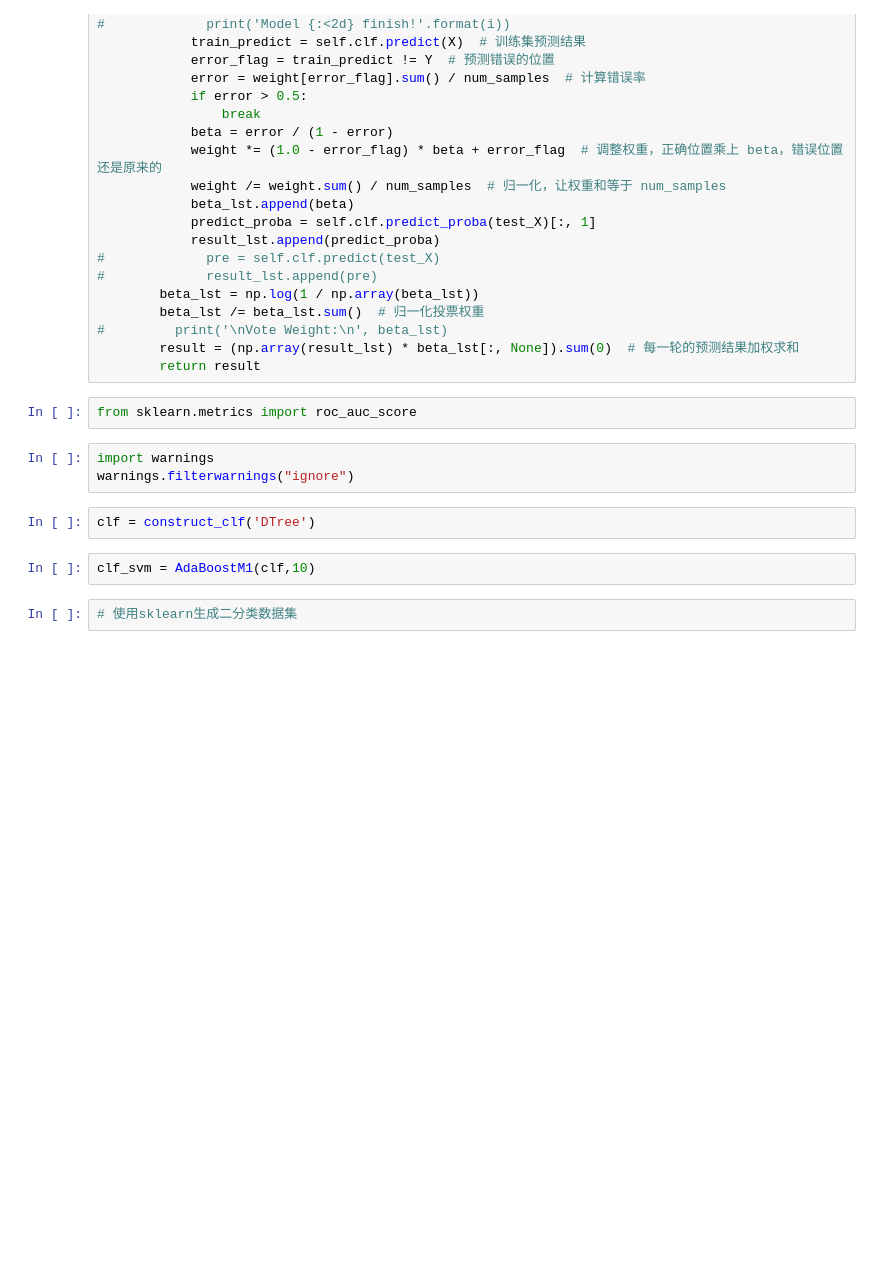
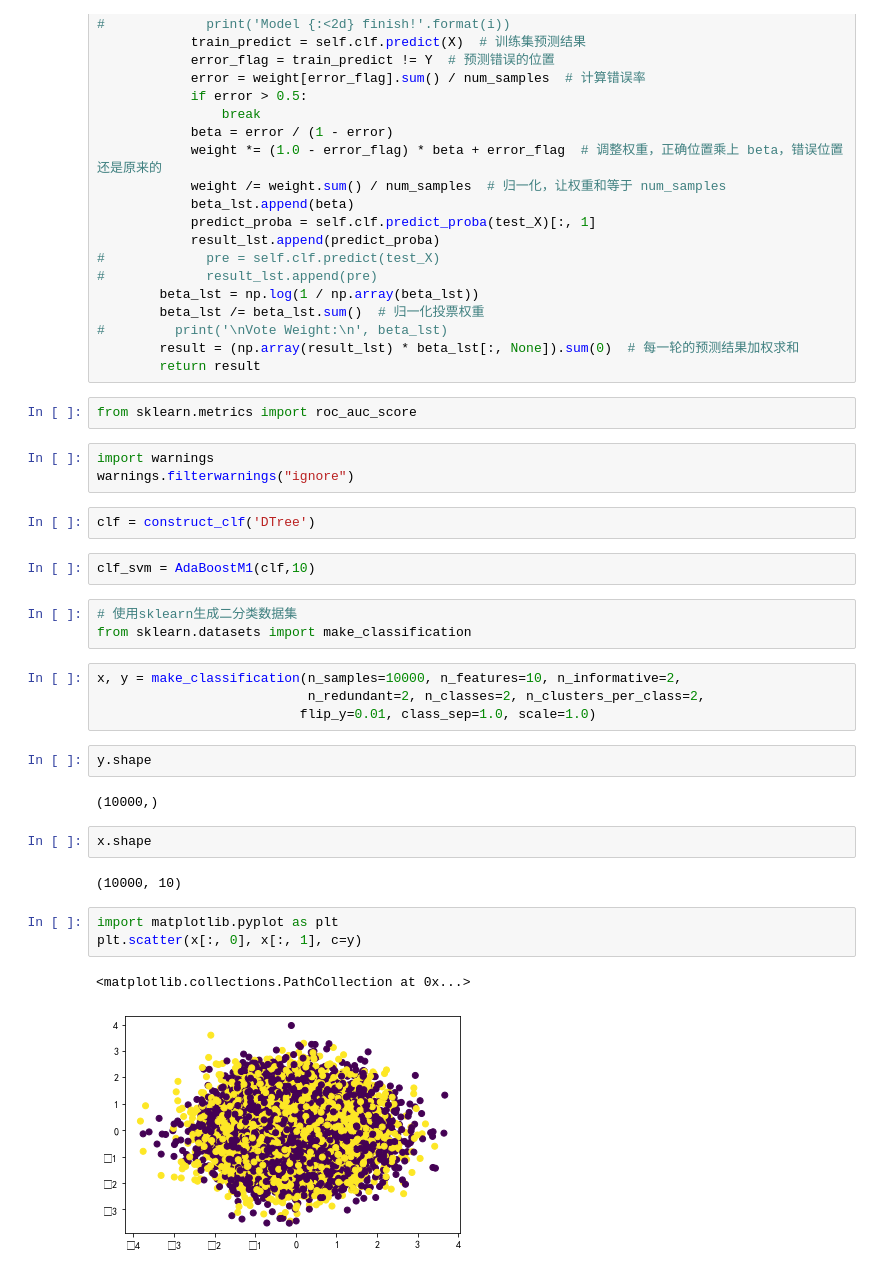
Before and after one commit to ailunguo/Project, a Jupyter notebook: Machine Learning----4/test4.ipynb, the cells around one changed output. Cells and saved outputs as stored; diff of their text form; blank space fills up the shorter version.

```diff
--- a/Machine Learning----4/test4.ipynb
+++ b/Machine Learning----4/test4.ipynb
@@ -79,5 +79,24 @@ warnings.filterwarnings("ignore")
 clf = construct_clf('DTree')
 # %%
 clf_svm = AdaBoostM1(clf,10)
-# %%
-# 使用sklearn生成二分类数据集
+# %%
+# 使用sklearn生成二分类数据集
+from sklearn.datasets import make_classification
+# %%
+x, y = make_classification(n_samples=10000, n_features=10, n_informative=2,
+                           n_redundant=2, n_classes=2, n_clusters_per_class=2,
+                          flip_y=0.01, class_sep=1.0, scale=1.0)
+# %%
+y.shape
+# %% [output]
+(10000,)
+# %%
+x.shape
+# %% [output]
+(10000, 10)
+# %%
+import matplotlib.pyplot as plt
+plt.scatter(x[:, 0], x[:, 1], c=y)
+# %% [output]
+<matplotlib.collections.PathCollection at 0x...>
+[figure, added]
```
